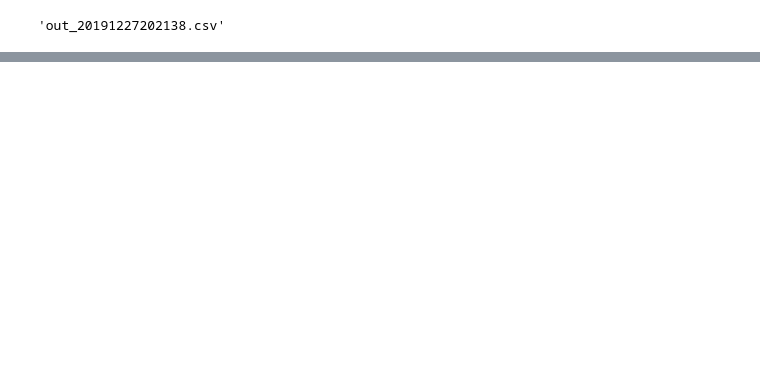
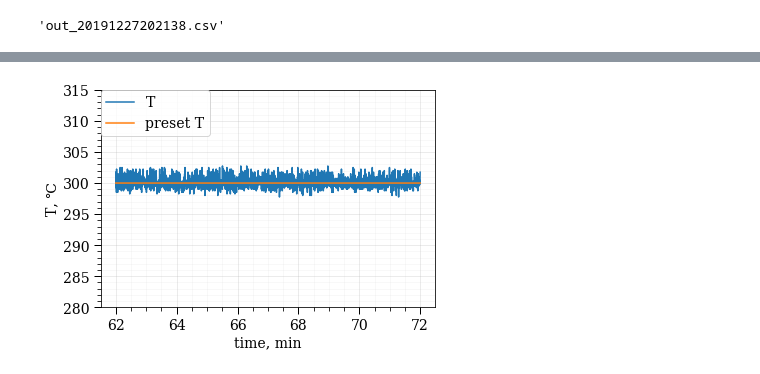
Before and after one commit to queezz/PID_Controll, a Jupyter notebook: plotGraph.ipynb, the cells around one changed output, grey strips where cells are left out. Cells and saved outputs as stored; diff of their text form; code cells hidden in the pictures; blank space fills up the shorter version.

```diff
--- a/plotGraph.ipynb
+++ b/plotGraph.ipynb
@@ -359,0 +735,22 @@ plt.axvspan((1669/60)-0.1, 1796/60, color="red", alpha=0.3)
+# %%
+fr = 3720
+to = 4320
+fname = lst[93]
+t_data = pd.read_csv(join(temp_dir, fname))
+t_data = np.array(t_data)
+
+mask = np.where((t_data[:,0] <= to) & (t_data[:, 0] >= fr))
+t_d = t_data[mask]
+
+plt.plot(t_d[:, 0]/60, t_d[:, 1], label='T')
+plt.plot(t_d[:, 0]/60, t_d[:, 2], label='preset T')
+
+ticks_visual(gca())
+grid_visual(gca())
+plt.ylabel('T, ℃')
+plt.xlabel('time, min')
+plt.ylim([280,315])
+plt.legend(bbox_to_anchor=(0, 1), loc='upper left', borderaxespad=0, fontsize=14)
+plt.savefig(join("./temp_MAX6675.png"), bbox_inches = "tight")
+# %% [output]
+[figure, added]
```
Also changed, not shown: parts of 21 cells of this notebook, 1 other file.
